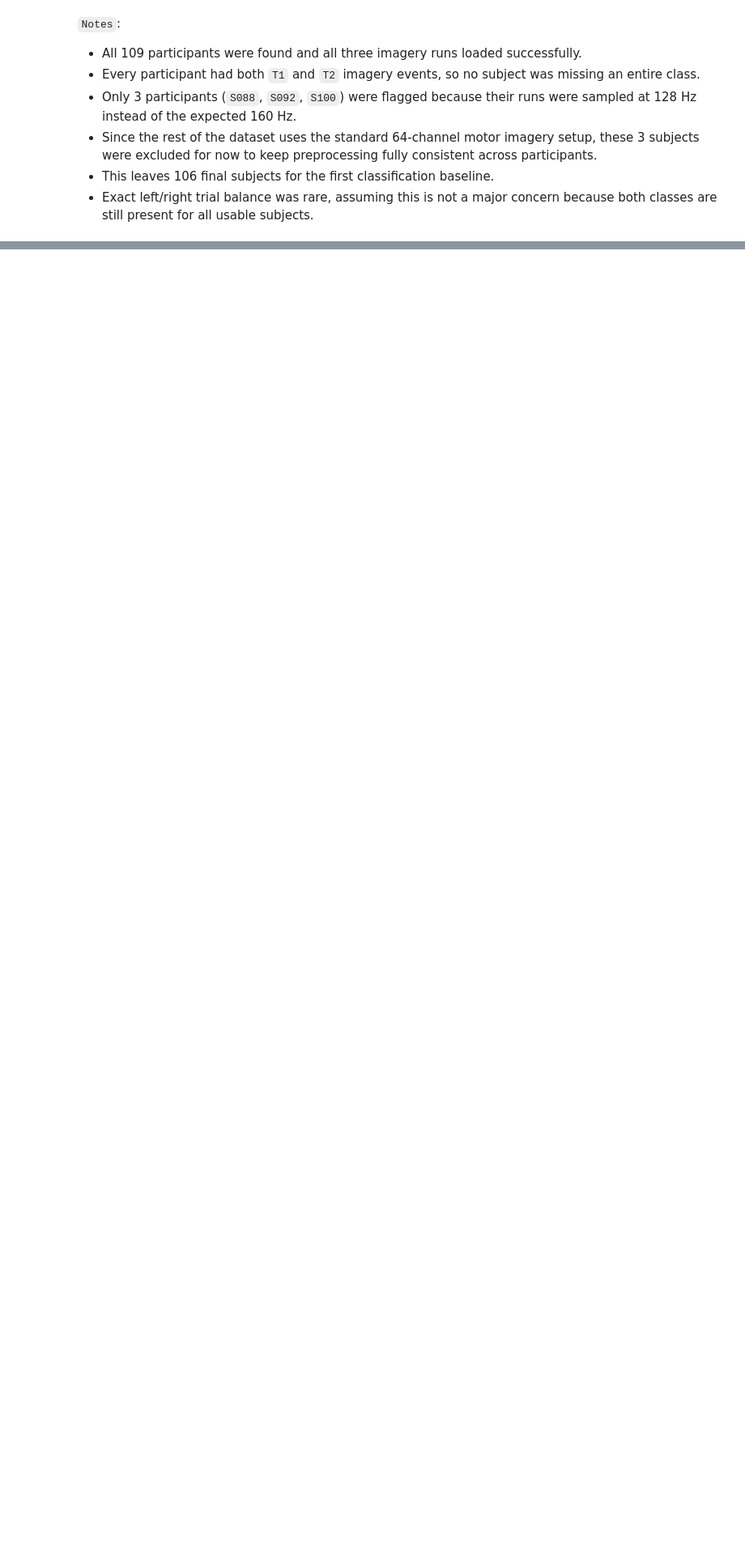
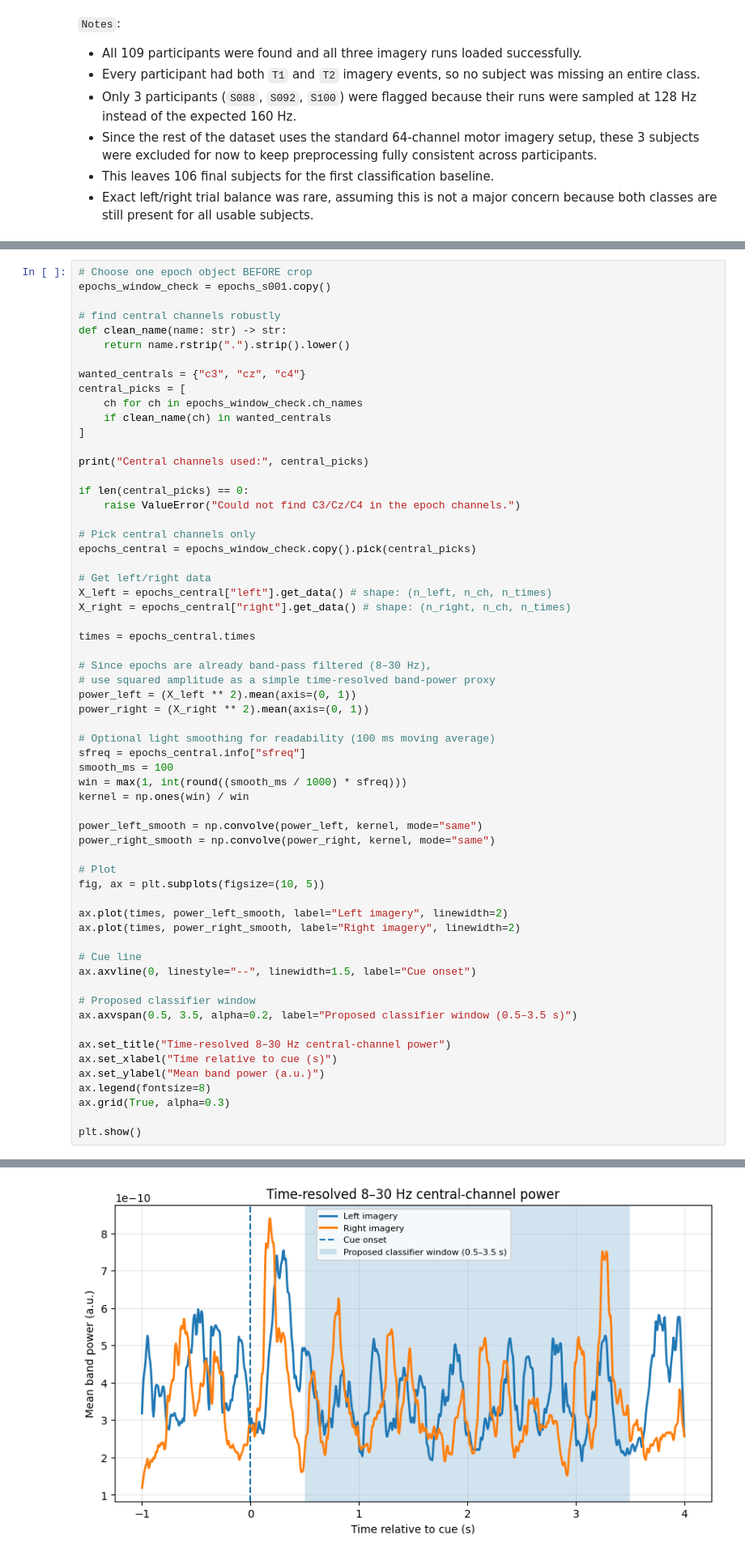
Before and after one commit to neehanthreddym/eeg-signal-processing-classification, a Jupyter notebook: notebooks/part2_motor_imagery.ipynb, the cells around one changed output, grey strips where cells are left out. Shown at 81% size. Drawn from its saved outputs; the diff is of its cells as text; blank space fills up the shorter version.

```diff
--- a/notebooks/part2_motor_imagery.ipynb
+++ b/notebooks/part2_motor_imagery.ipynb
@@ -544,0 +541,62 @@ Name: count, dtype: int64
+# %%
+# Choose one epoch object BEFORE crop
+epochs_window_check = epochs_s001.copy()
+
+# find central channels robustly
+def clean_name(name: str) -> str:
+    return name.rstrip(".").strip().lower()
+
+wanted_centrals = {"c3", "cz", "c4"}
+central_picks = [
+    ch for ch in epochs_window_check.ch_names
+    if clean_name(ch) in wanted_centrals
+]
+
+print("Central channels used:", central_picks)
+
+if len(central_picks) == 0:
+    raise ValueError("Could not find C3/Cz/C4 in the epoch channels.")
+
+# Pick central channels only
+epochs_central = epochs_window_check.copy().pick(central_picks)
+
+# Get left/right data
+X_left = epochs_central["left"].get_data() # shape: (n_left, n_ch, n_times)
+X_right = epochs_central["right"].get_data() # shape: (n_right, n_ch, n_times)
+
+times = epochs_central.times
+
+# Since epochs are already band-pass filtered (8–30 Hz),
+# use squared amplitude as a simple time-resolved band-power proxy
+power_left = (X_left ** 2).mean(axis=(0, 1))
+power_right = (X_right ** 2).mean(axis=(0, 1))
+
+# Optional light smoothing for readability (100 ms moving average)
+sfreq = epochs_central.info["sfreq"]
+smooth_ms = 100
+win = max(1, int(round((smooth_ms / 1000) * sfreq)))
+kernel = np.ones(win) / win
+
+power_left_smooth = np.convolve(power_left, kernel, mode="same")
+power_right_smooth = np.convolve(power_right, kernel, mode="same")
+
+# Plot
+fig, ax = plt.subplots(figsize=(10, 5))
+
+ax.plot(times, power_left_smooth, label="Left imagery", linewidth=2)
+ax.plot(times, power_right_smooth, label="Right imagery", linewidth=2)
+
+# Cue line
+ax.axvline(0, linestyle="--", linewidth=1.5, label="Cue onset")
+
+# Proposed classifier window
+ax.axvspan(0.5, 3.5, alpha=0.2, label="Proposed classifier window (0.5–3.5 s)")
+
+ax.set_title("Time-resolved 8–30 Hz central-channel power")
+ax.set_xlabel("Time relative to cue (s)")
+ax.set_ylabel("Mean band power (a.u.)")
+ax.legend(fontsize=8)
+ax.grid(True, alpha=0.3)
+
+plt.show()
+# %% [output]
@@ -544,0 +604 @@ Name: count, dtype: int64
+[figure, added]
```
Also changed, not shown: parts of 84 cells of this notebook, 20 other files.
